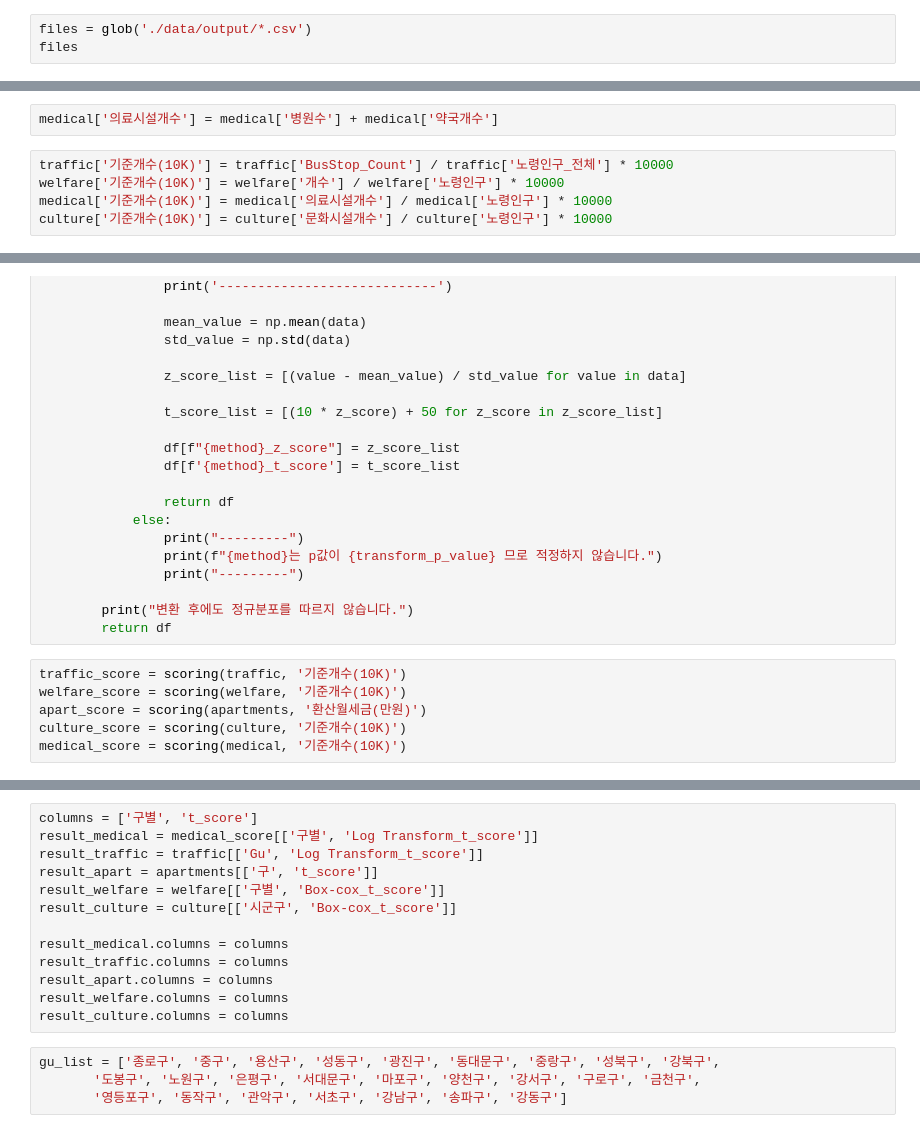
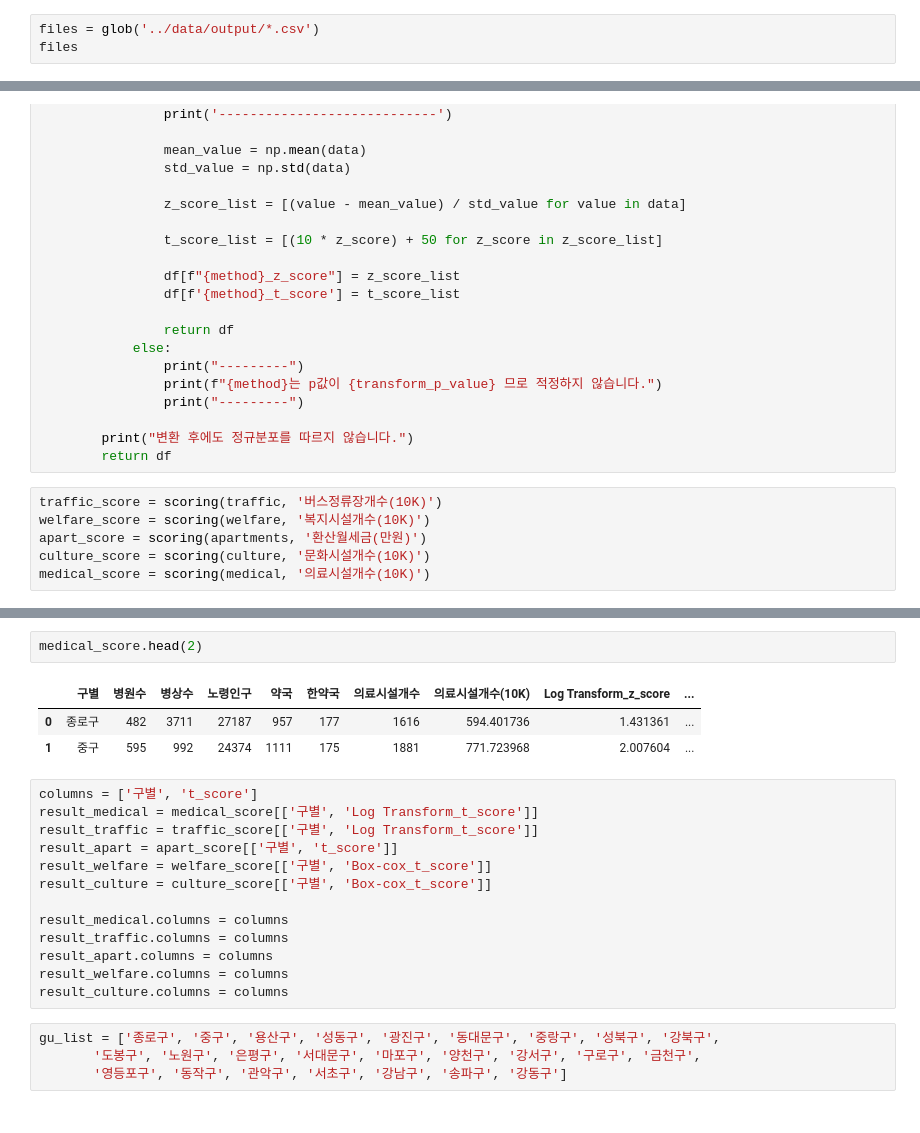
Before and after one commit to joonda/find-districts-for-elderly-population, a Jupyter notebook: 02. conclusion/conclusion.ipynb, the cells around one changed output, grey strips where cells are left out. Drawn from its saved outputs; the diff is of its cells as text.

```diff
--- a/02. conclusion/conclusion.ipynb
+++ b/02. conclusion/conclusion.ipynb
@@ -32,6 +32,6 @@ warnings.filterwarnings("ignore", category=UserWarning)
 # %% [output]
 This is a Mac or Linux environment.
 # %%
-files = glob('./data/output/*.csv')
+files = glob('../data/output/*.csv')
 files
 # %% [output]
@@ -46,13 +46,6 @@ welfare = pd.read_csv(files[1])
 apartments = pd.read_csv(files[2])
 medical = pd.read_csv(files[3])
 culture = pd.read_csv(files[4])
-# %%
-medical['의료시설개수'] = medical['병원수'] + medical['약국개수']
-# %%
-traffic['기준개수(10K)'] = traffic['BusStop_Count'] / traffic['노령인구_전체'] * 10000
-welfare['기준개수(10K)'] = welfare['개수'] / welfare['노령인구'] * 10000
-medical['기준개수(10K)'] = medical['의료시설개수'] / medical['노령인구'] * 10000
-culture['기준개수(10K)'] = culture['문화시설개수'] / culture['노령인구'] * 10000
 # %%
 def scoring(df, column):
     df_value = df[column].values
@@ -119,11 +112,11 @@ def scoring(df, column):
         print("변환 후에도 정규분포를 따르지 않습니다.")
         return df
 # %%
-traffic_score = scoring(traffic, '기준개수(10K)')
-welfare_score = scoring(welfare, '기준개수(10K)')
+traffic_score = scoring(traffic, '버스정류장개수(10K)')
+welfare_score = scoring(welfare, '복지시설개수(10K)')
 apart_score = scoring(apartments, '환산월세금(만원)')
-culture_score = scoring(culture, '기준개수(10K)')
-medical_score = scoring(medical, '기준개수(10K)')
+culture_score = scoring(culture, '문화시설개수(10K)')
+medical_score = scoring(medical, '의료시설개수(10K)')
 # %% [output]
 해당 데이터는 정규분포를 따르지않습니다, 변환을 시도합니다.
 0.0
@@ -159,10 +138,16 @@ culture.head(3)
+# %%
+medical_score.head(2)
+# %% [output]
+|  | 구별 | 병원수 | 병상수 | 노령인구 | 약국 | 한약국 | 의료시설개수 | 의료시설개수(10K) | Log Transform_z_score | ... |
+| 0 | 종로구 | 482 | 3711 | 27187 | 957 | 177 | 1616 | 594.401736 | 1.431361 | ... |
+| 1 | 중구 | 595 | 992 | 24374 | 1111 | 175 | 1881 | 771.723968 | 2.007604 | ... |
 # %%
 columns = ['구별', 't_score']
 result_medical = medical_score[['구별', 'Log Transform_t_score']]
-result_traffic = traffic[['Gu', 'Log Transform_t_score']]
-result_apart = apartments[['구', 't_score']]
-result_welfare = welfare[['구별', 'Box-cox_t_score']]
-result_culture = culture[['시군구', 'Box-cox_t_score']]
+result_traffic = traffic_score[['구별', 'Log Transform_t_score']]
+result_apart = apart_score[['구별', 't_score']]
+result_welfare = welfare_score[['구별', 'Box-cox_t_score']]
+result_culture = culture_score[['구별', 'Box-cox_t_score']]
 
 result_medical.columns = columns
 result_traffic.columns = columns
```
Also changed, not shown: parts of 39 cells of this notebook.
